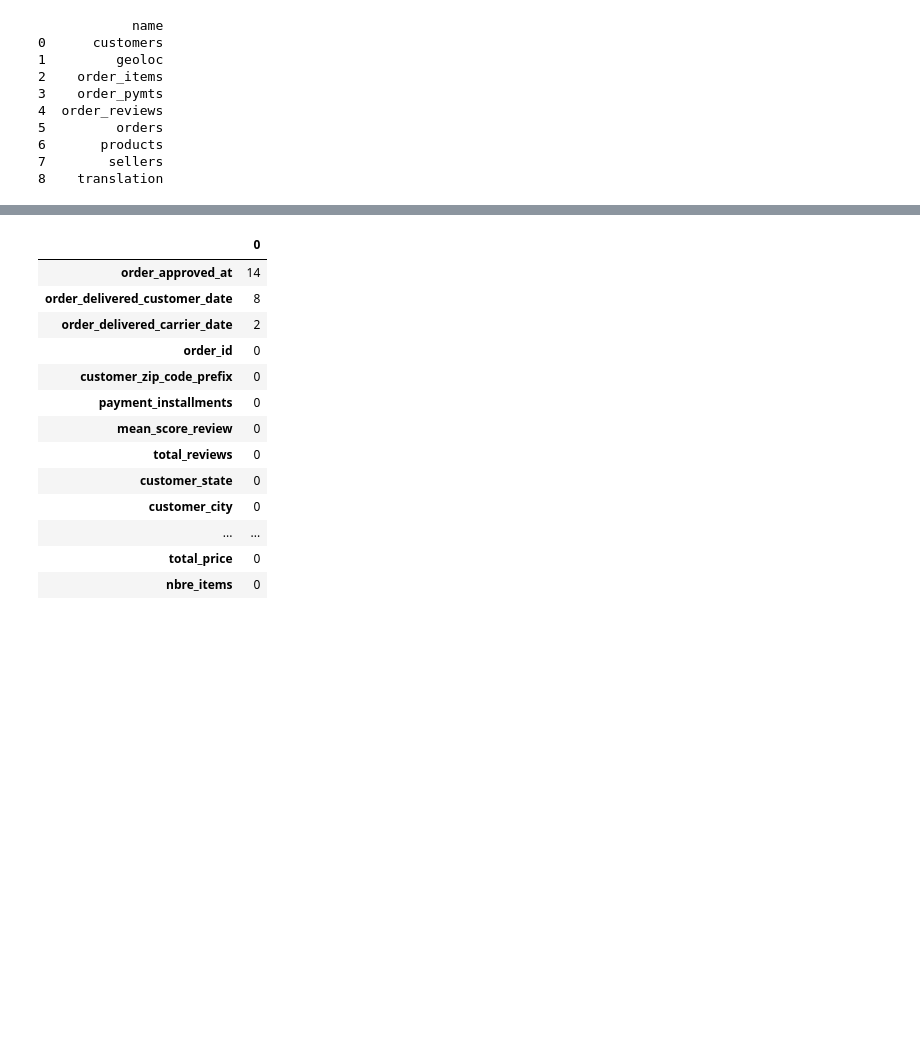
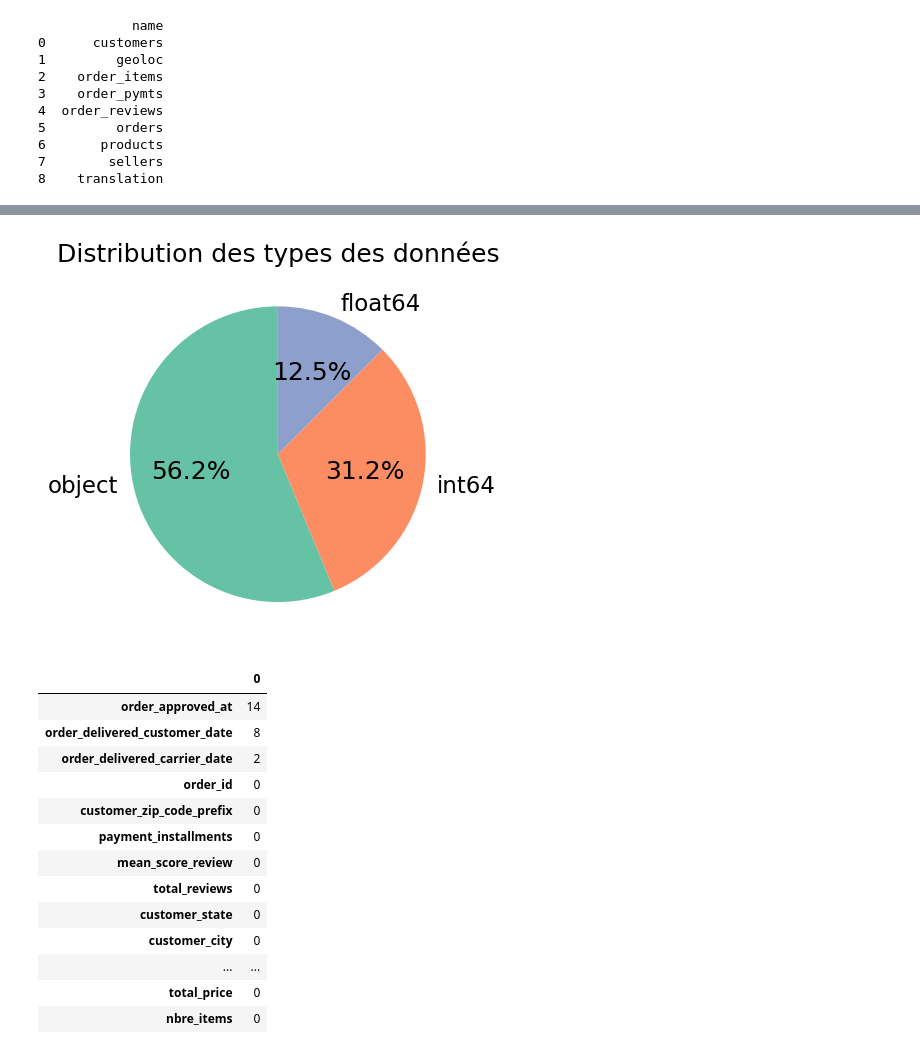
Before and after one commit to amadousysada/ecommerce-customer-segmentation, a Jupyter notebook: main.ipynb, the cells around one changed output, grey strips where cells are left out. Drawn from its saved outputs; the diff is of its cells as text; code cells hidden in the pictures; blank space fills up the shorter version.

```diff
--- a/main.ipynb
+++ b/main.ipynb
@@ -59,7 +60,6 @@ def extract_transform_and_load_olist_data():
     """
     SELECT
       order_id,
-      customer_id,
       order_purchase_timestamp,
       order_approved_at,
       order_delivered_carrier_date,
@@ -127,8 +127,7 @@ def extract_transform_and_load_olist_data():
     """
     SELECT
       p.order_id,
-      MAX(payment_installments) as payment_installments,
-      SUM(payment_value) as payment_value
+      MAX(payment_installments) as payment_installments
     FROM order_pymts p
     JOIN orders o on o.order_id=p.order_id
     WHERE o.order_status='delivered'
@@ -194,3 +194,12 @@ memory usage: 13.2+ MB
+# %%
+dtype_counts = data.dtypes.value_counts()
+
+dtype_counts.plot.pie(autopct="%1.1f%%", labels=dtype_counts.index, startangle=90, colors=["#66c2a5", "#fc8d62", "#8da0cb", "#e78ac3"])
+plt.title("Distribution des types des données")
+plt.ylabel("")  # Remove default ylabel
+plt.show()
+# %% [output]
+[figure, added]
 # %%
 data.isna().sum().sort_values(ascending=False)
 # %% [output]
```
Also changed, not shown: parts of 13 cells of this notebook.
